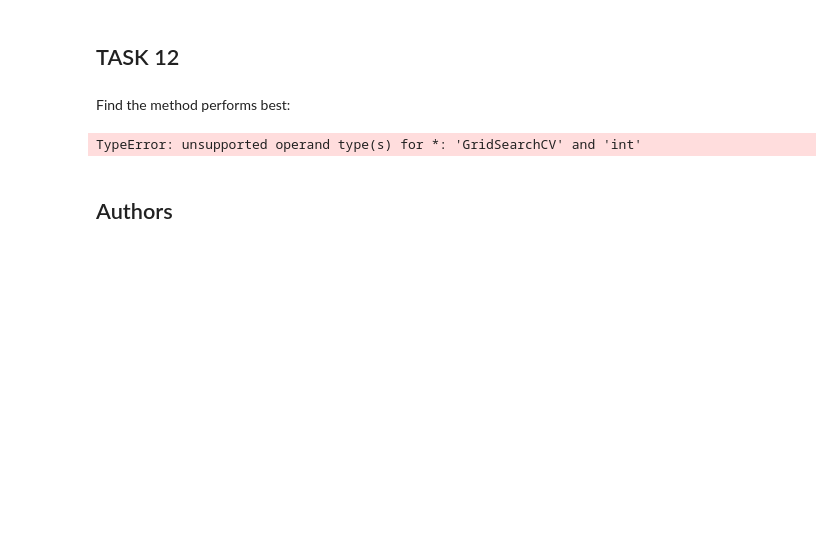
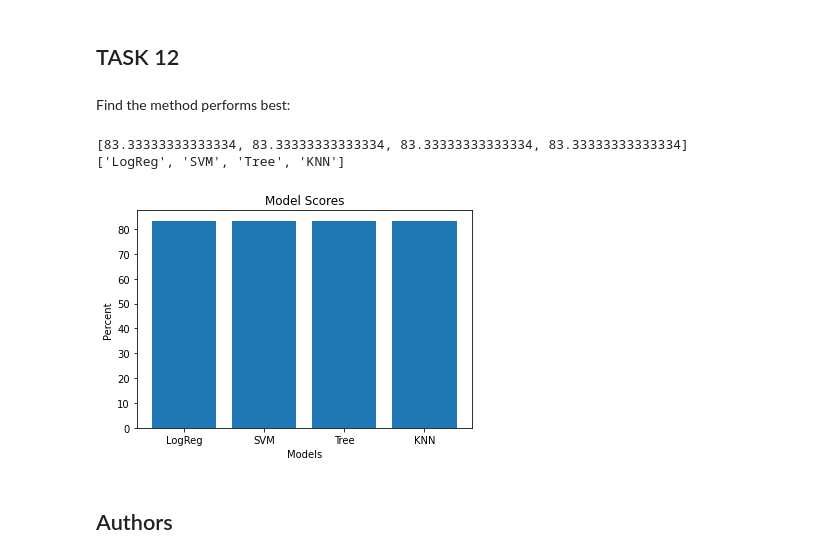
Before and after one commit to Bmarien1988/SpaceX, a Jupyter notebook: SPACE - Machine Learning Prediction_Part_5.ipynb, the cells around one changed output. Drawn from its saved outputs; the diff is of its cells as text; code cells hidden in the pictures; blank space fills up the shorter version.

```diff
--- a/SPACE - Machine Learning Prediction_Part_5.ipynb
+++ b/SPACE - Machine Learning Prediction_Part_5.ipynb
@@ -353,19 +353,20 @@ plot_confusion_matrix(Y_test,yhat)
 # %% [markdown]
 Find the method performs best:
 # %%
-
-scores = [(logreg_cv*100), (svm_cv*100), (tree_cv*100), (knn_cv*100)]
+scores = [(logreg_cv.score(X_test, Y_test)*100), (svm_cv.score(X_test, Y_test)*100), (tree_cv.score(X_test, Y_test)*100), (knn_cv.score(X_test, Y_test)*100)]
 models = ['LogReg', 'SVM', 'Tree', 'KNN']
 print(scores)
 print(models)
 
 plt.bar(models, scores)
 plt.xlabel('Models')
 plt.ylabel('Percent')
 plt.title('Model Scores')
 plt.show()
 # %% [output]
-TypeError: unsupported operand type(s) for *: 'GridSearchCV' and 'int'
+[83.33333333333334, 83.33333333333334, 83.33333333333334, 83.33333333333334]
+['LogReg', 'SVM', 'Tree', 'KNN']
+[figure, added]
 # %% [markdown]
 ## Authors
 # %% [markdown]
```
Also changed, not shown: parts of 4 cells of this notebook.
